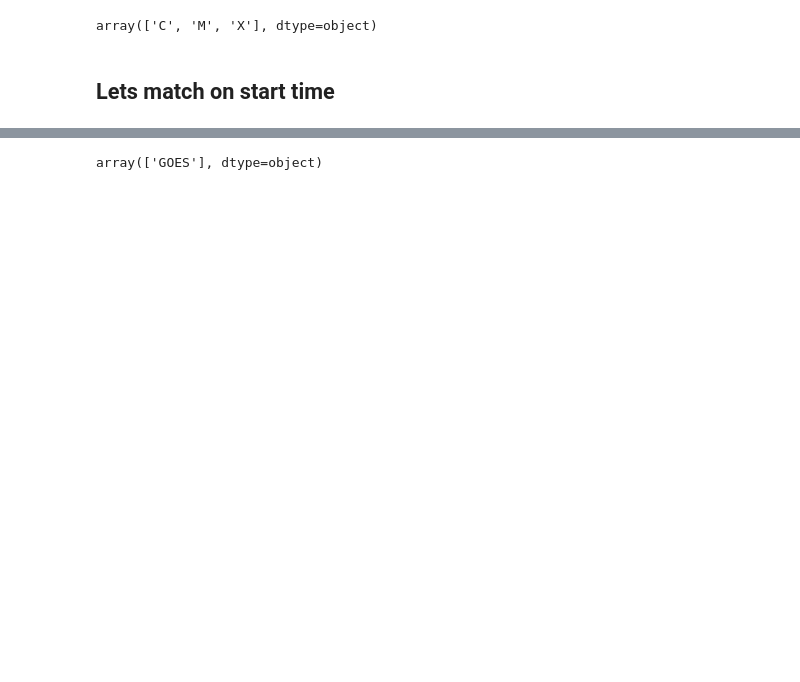
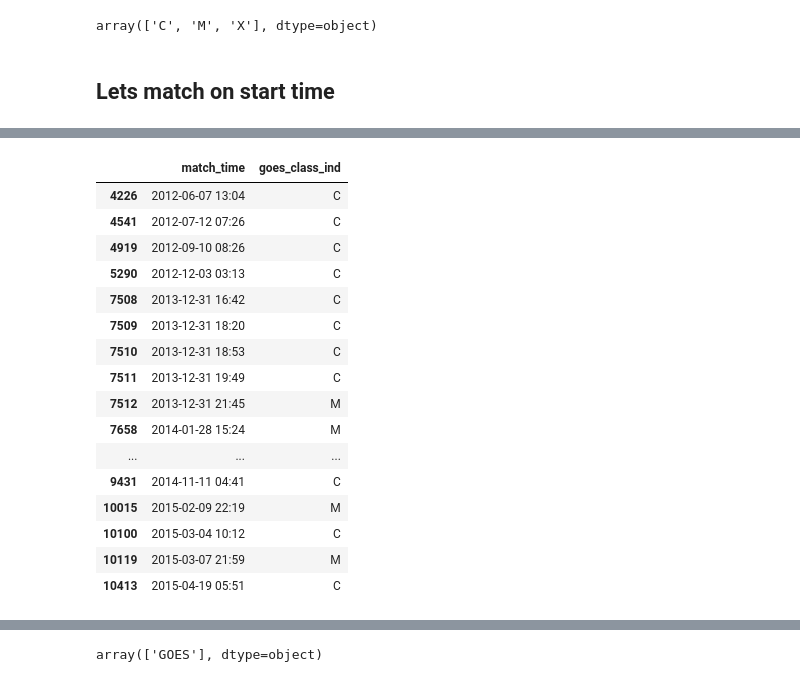
Before and after one commit to hayesla/flare_forecast_proj, a Jupyter notebook: goes_flare_list/final_compare.ipynb, the cells around one changed output, grey strips where cells are left out. Cells and saved outputs as stored; diff of their text form; code cells hidden in the pictures; blank space fills up the shorter version.

```diff
--- a/goes_flare_list/final_compare.ipynb
+++ b/goes_flare_list/final_compare.ipynb
@@ -201,0 +268,15 @@ df1[~df1.isin(df2)].dropna()
+# %%
+ngdc_files = glob.glob("./goes_files/*goes-xrs*"); ngdc_files.sort()
+ngdc_test = read_ngdc_goes_reports(ngdc_files[0])
+for f in ngdc_files[1:]:
+    df = read_ngdc_goes_reports(f)
+    ngdc_test = ngdc_test.append(df)
+
+ngdc_test.reset_index(inplace=True, drop=True)
+ngdc_test["noaa_ar"] = ngdc_test["noaa_ar"].replace(["\n",""],  "     ")
+# %%
+ngdc_test["ts"] = ngdc_test.date + ngdc_test.start_time
+ngdc_test.drop_duplicates(subset="ts")
+
+ngdc_test = ngdc_test[ngdc_test["goes_class_ind"].isin(["C", "X", "M"])]
+ngdc_test = ngdc_test.drop_duplicates(subset="ts")
@@ -201,0 +291,7 @@ df1[~df1.isin(df2)].dropna()
+# %%
+ngdc_test["datetime"] = pd.to_datetime(ngdc_test["date"] + ngdc_test["start_time"])
+ngdc_test["match_time"] = ngdc_test.datetime.dt.strftime("%Y-%m-%d %H:%M")
+# %%
+common = pd.merge(swpc_c_test, ngdc_test, on="match_time")
+np.all(common["goes_class_ind_x"]== common["goes_class_ind_y"])
+common["goes_class_ind"] = common["goes_class_ind_x"]
@@ -201,0 +308,21 @@ df1[~df1.isin(df2)].dropna()
+# %%
+excess_ngdc = ngdc_test[~ngdc_test["match_time"].isin(common["match_time"])][["match_time", "goes_class_ind"]]
+excess_ngdc.head(18)
+# %% [output]
+|  | match_time | goes_class_ind |
+| 4226 | 2012-06-07 13:04 | C |
+| 4541 | 2012-07-12 07:26 | C |
+| 4919 | 2012-09-10 08:26 | C |
+| 5290 | 2012-12-03 03:13 | C |
+| 7508 | 2013-12-31 16:42 | C |
+| 7509 | 2013-12-31 18:20 | C |
+| 7510 | 2013-12-31 18:53 | C |
+| 7511 | 2013-12-31 19:49 | C |
+| 7512 | 2013-12-31 21:45 | M |
+| 7658 | 2014-01-28 15:24 | M |
+| ... | ... | ... |
+| 9431 | 2014-11-11 04:41 | C |
+| 10015 | 2015-02-09 22:19 | M |
+| 10100 | 2015-03-04 10:12 | C |
+| 10119 | 2015-03-07 21:59 | M |
+| 10413 | 2015-04-19 05:51 | C |
```
Also changed, not shown: parts of 38 cells of this notebook.
